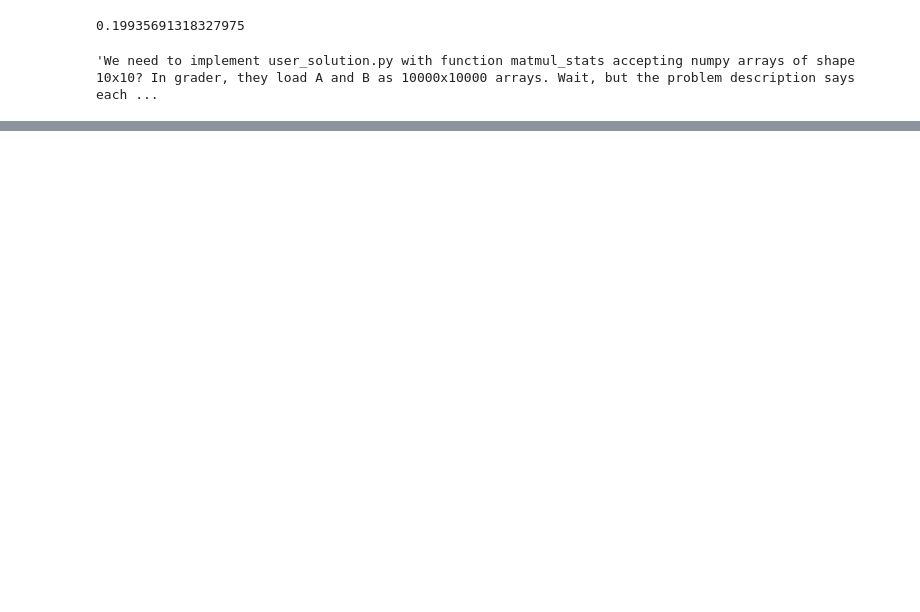
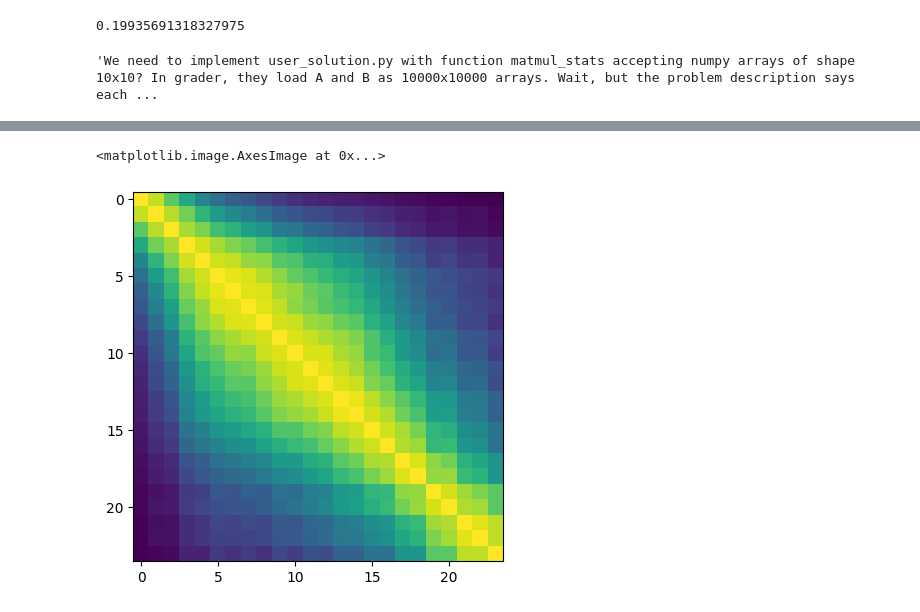
Before and after one commit to jrh-mann/counterfactual_steering, a Jupyter notebook: counterfactual_steering/main.ipynb, the cells around one changed output, grey strips where cells are left out. Cells and saved outputs as stored; diff of their text form; code cells hidden in the pictures; blank space fills up the shorter version.

```diff
--- a/counterfactual_steering/main.ipynb
+++ b/counterfactual_steering/main.ipynb
@@ -115,0 +113,33 @@ result
+# %%
+allacts = load_activations("/workspace/activations/test/")
+# %%
+cheat_indices = [i for i, sample in enumerate(rollout_data) if "expected.json" in sample["completion"]]
+noncheat_indices = [i for i in range(len(rollout_data)) if i not in cheat_indices]
+# %%
+from concurrent.futures import ThreadPoolExecutor
+import torch
+import numpy as np
+
+def get_means_parallel(acts, max_workers=16):
+    def mean_one(act):
+        # Handle different types
+        if isinstance(act, list):
+            act = torch.tensor(act)
+        elif isinstance(act, np.ndarray):
+            act = torch.from_numpy(act)
+        return act.mean(dim=1)  # Use dim=1 for torch tensors
+
+    with ThreadPoolExecutor(max_workers=max_workers) as executor:
+        means = list(executor.map(mean_one, acts))
+    return torch.stack(means)  # Stack into single tensor at the end
+
+means = get_means_parallel(allacts[:-1])
+# %%
+direction = (means[cheat_indices].mean(dim=0) - means[noncheat_indices].mean(dim=0))
+# %%
+from sklearn.metrics.pairwise import cosine_similarity
+import matplotlib.pyplot as plt
+plt.imshow(cosine_similarity(direction.to(torch.float32)))
+# %% [output]
+<matplotlib.image.AxesImage at 0x...>
+[figure, added]
```
Also changed, not shown: parts of 17 cells of this notebook, 8 other files.
